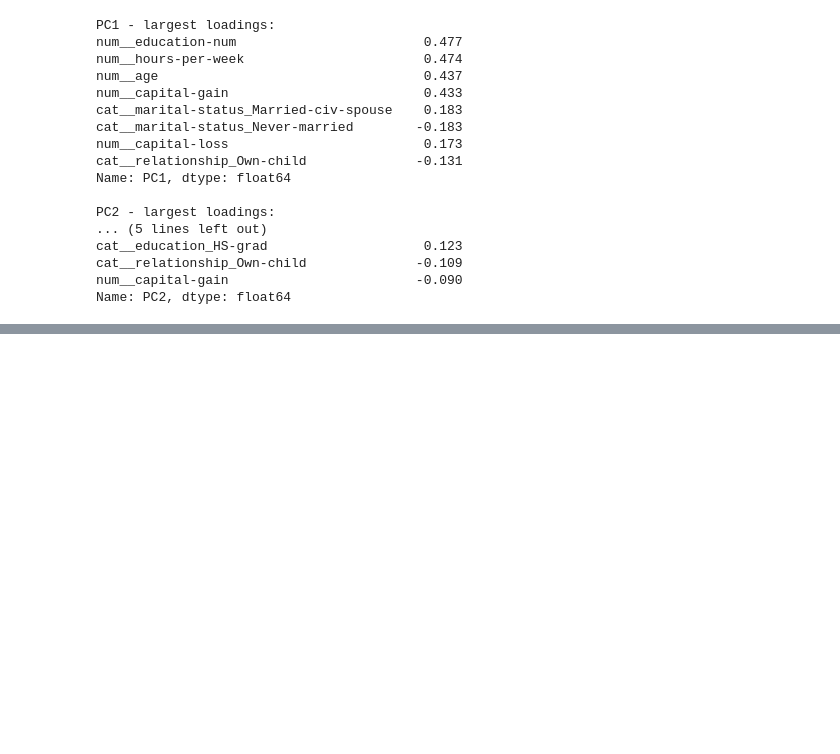
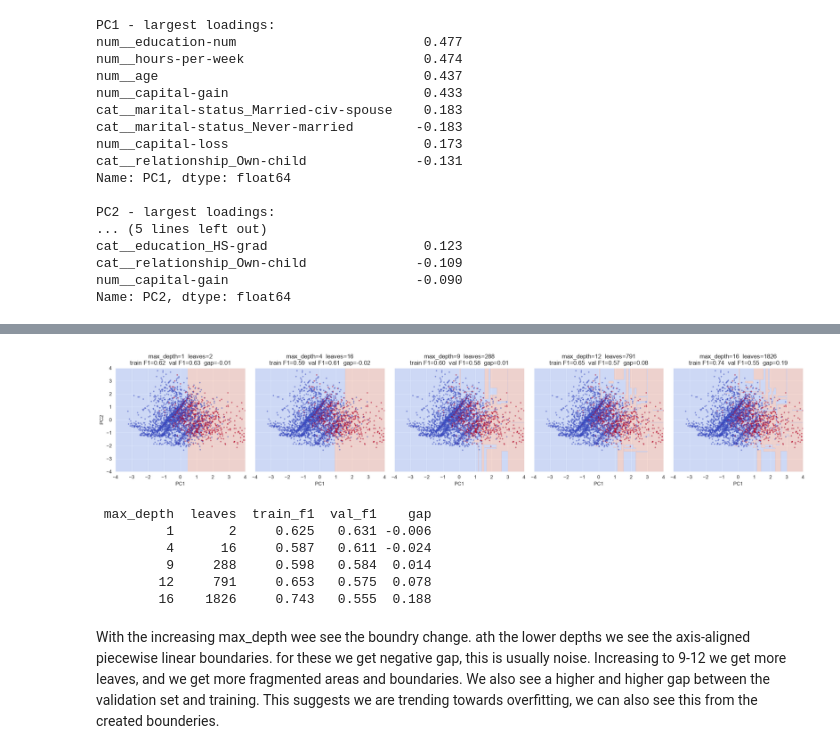
Before and after one commit to Erikth2104/ML_assignments, a Jupyter notebook: OBLIG_2/oblig2.ipynb, the cells around one changed output, grey strips where cells are left out. Cells and saved outputs as stored; diff of their text form; code cells hidden in the pictures; blank space fills up the shorter version.

```diff
--- a/OBLIG_2/oblig2.ipynb
+++ b/OBLIG_2/oblig2.ipynb
@@ -1833,0 +1877,41 @@ Name: PC2, dtype: float64
+# %%
+# Q5.4
+depths = [1, 4, 9, 12, 16]   # None = fully grown tree
+rows = []
+
+fig, axes = plt.subplots(1, len(depths), figsize=(20, 4), sharex=True, sharey=True)
+for ax, d in zip(axes, depths):
+    tree = DecisionTreeClassifier(max_depth=d, random_state=42).fit(X_train_2d, y_train)
+
+    # plot boundary + training subsample
+    ax.contourf(xx, yy, tree.predict(grid).reshape(xx.shape),
+                levels=[-0.5, 0.5, 1.5], cmap="coolwarm", alpha=0.3)
+    ax.scatter(X_svm_2d[:, 0], X_svm_2d[:, 1], c=y_svm, cmap="coolwarm", s=4, alpha=0.4)
+
+    # metrics
+    leaves = tree.get_n_leaves()
+    train_f1 = f1_score(y_train, tree.predict(X_train_2d))
+    val_f1 = f1_score(y_val, tree.predict(X_val_2d))
+    gap = train_f1 - val_f1
+
+    rows.append({"max_depth": d, "leaves": leaves, "train_f1": train_f1,
+                 "val_f1": val_f1, "gap": gap})
+    ax.set(title=f"max_depth={d}  leaves={leaves}\n"
+                 f"train F1={train_f1:.2f}  val F1={val_f1:.2f}  gap={gap:.2f}",
+           xlim=(-4, 4), ylim=(-4, 4), xlabel="PC1")
+
+axes[0].set_ylabel("PC2")
+plt.tight_layout()
+plt.show()
+
+print(pd.DataFrame(rows).round(3).to_string(index=False))
+# %% [output]
+[figure, added]
+ max_depth  leaves  train_f1  val_f1    gap
+         1       2     0.625   0.631 -0.006
+         4      16     0.587   0.611 -0.024
+         9     288     0.598   0.584  0.014
+        12     791     0.653   0.575  0.078
+        16    1826     0.743   0.555  0.188
+# %% [markdown]
+With the increasing max_depth wee see the boundry change. ath the lower depths we see the axis-aligned piecewise linear boundaries. for these we get negative gap, this is usually noise. Increasing to 9-12 we get more leaves, and we get more fragmented areas and boundaries. We also see a higher and higher gap between the validation set and training. This suggests we are trending towards overfitting, we can also see this from the created bounderies.
```
Also changed, not shown: parts of 4 cells of this notebook.
